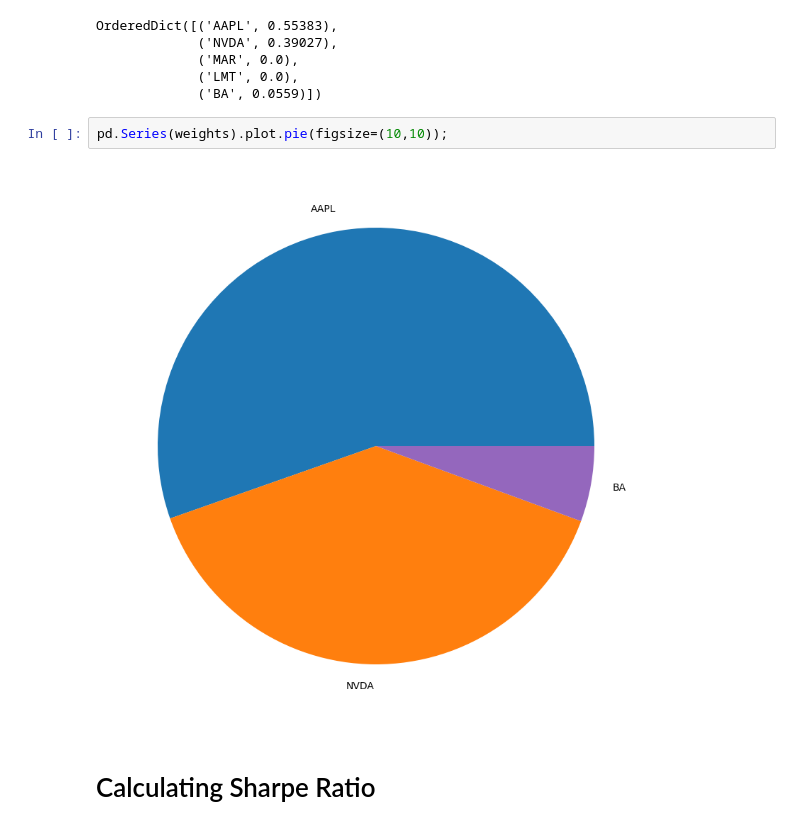
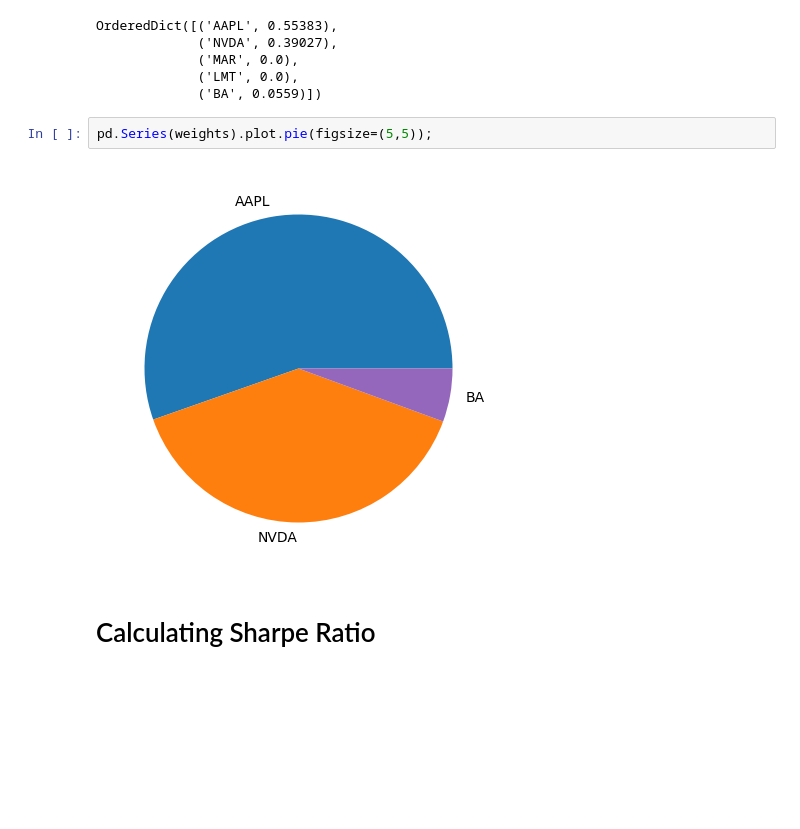
Before and after one commit to Cyrus-Tan/QF209-Machine-Learning-in-Quantitative-Finance-, a Jupyter notebook: BlackLitterman.ipynb, the cells around one changed output. Cells and saved outputs as stored; diff of their text form; blank space fills up the shorter version.

```diff
--- a/BlackLitterman.ipynb
+++ b/BlackLitterman.ipynb
@@ -240,9 +223,9 @@ OrderedDict([('AAPL', 0.55383),
              ('LMT', 0.0),
              ('BA', 0.0559)])
 # %%
-pd.Series(weights).plot.pie(figsize=(10,10));
+pd.Series(weights).plot.pie(figsize=(5,5));
 # %% [output]
-[figure, old version]
+[figure, new version]
 # %% [markdown]
 # Calculating Sharpe Ratio
 # %%
```
Also changed, not shown: parts of 10 cells of this notebook, 4 other files.
